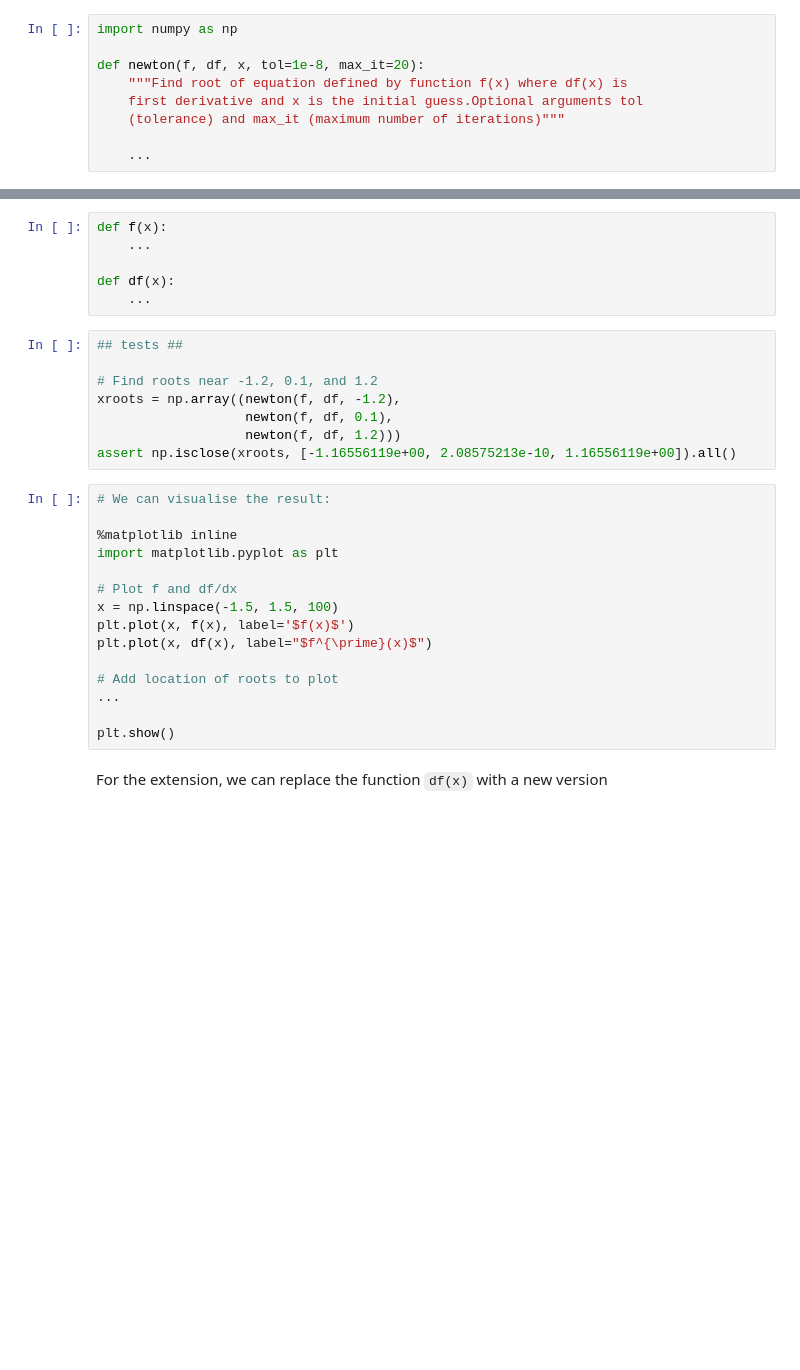
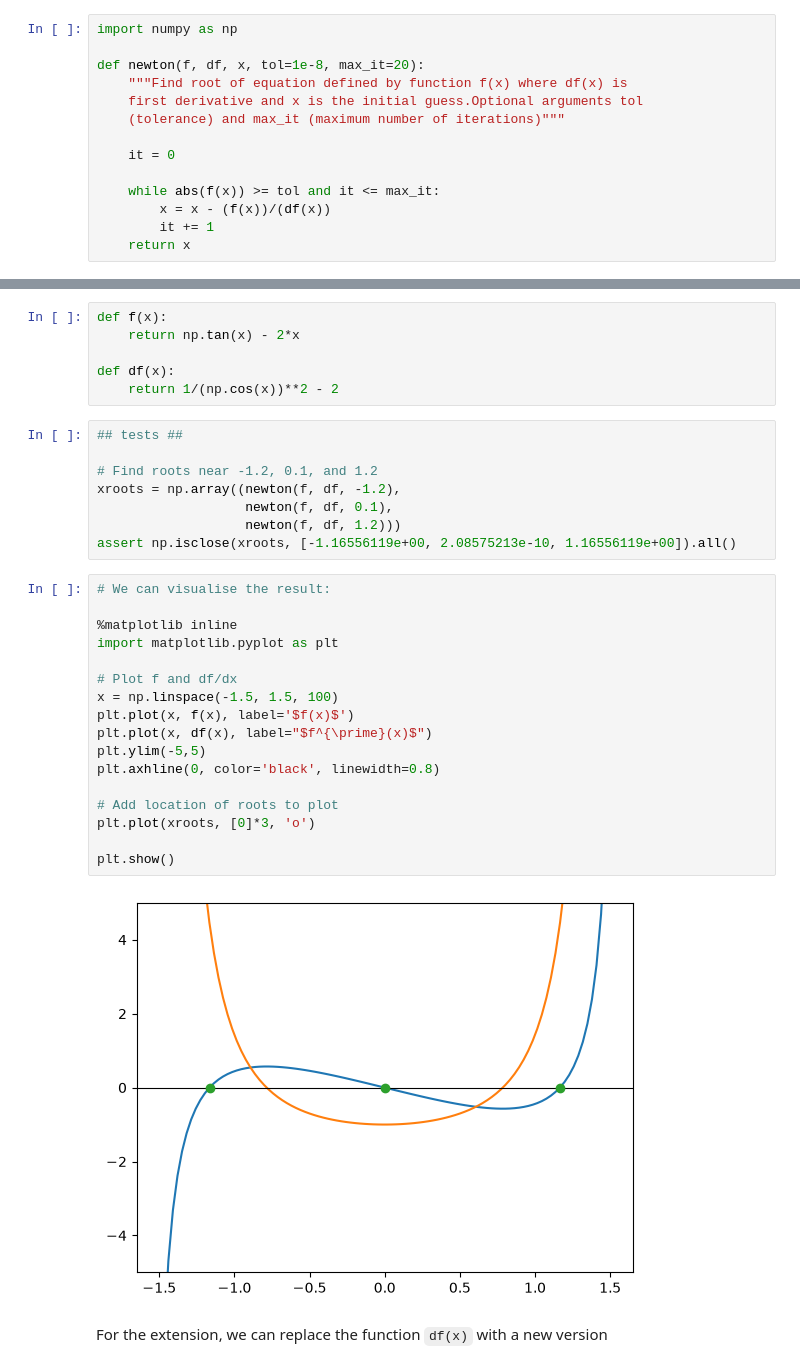
Before and after one commit to tr574-joh/PartIA-Computing-Michaelmas_tr574, a Jupyter notebook: 10 Exercises.ipynb, the cells around one changed output, grey strips where cells are left out. Saved outputs shown, nothing was run; the diff lists cells and outputs as text; blank space fills up the shorter version.

```diff
--- a/10 Exercises.ipynb
+++ b/10 Exercises.ipynb
@@ -116,15 +129,20 @@ def newton(f, df, x, tol=1e-8, max_it=20):
     first derivative and x is the initial guess.Optional arguments tol
     (tolerance) and max_it (maximum number of iterations)"""
 
-    ...
+    it = 0
+
+    while abs(f(x)) >= tol and it <= max_it:
+        x = x - (f(x))/(df(x))
+        it += 1
+    return x
 # %% [markdown]
 We now provide implementations of `f` and `df`, and find the roots:
 # %%
 def f(x):
-    ...
+    return np.tan(x) - 2*x
 
 def df(x):
-    ...
+    return 1/(np.cos(x))**2 - 2
 # %%
 ## tests ##
 
@@ -136,17 +154,21 @@ assert np.isclose(xroots, [-1.16556119e+00, 2.08575213e-10, 1.16556119e+00]).all
 # %%
 # We can visualise the result:
 
 %matplotlib inline
 import matplotlib.pyplot as plt
 
 # Plot f and df/dx
 x = np.linspace(-1.5, 1.5, 100)
 plt.plot(x, f(x), label='$f(x)$')
 plt.plot(x, df(x), label="$f^{\prime}(x)$")
+plt.ylim(-5,5)
+plt.axhline(0, color='black', linewidth=0.8)
 
 # Add location of roots to plot
-...
+plt.plot(xroots, [0]*3, 'o')
 
 plt.show()
+# %% [output]
+[figure, added]
 # %% [markdown]
 For the extension, we can replace the function `df(x)` with a new version
```
Also changed, not shown: parts of 12 cells of this notebook, 20 other files.
